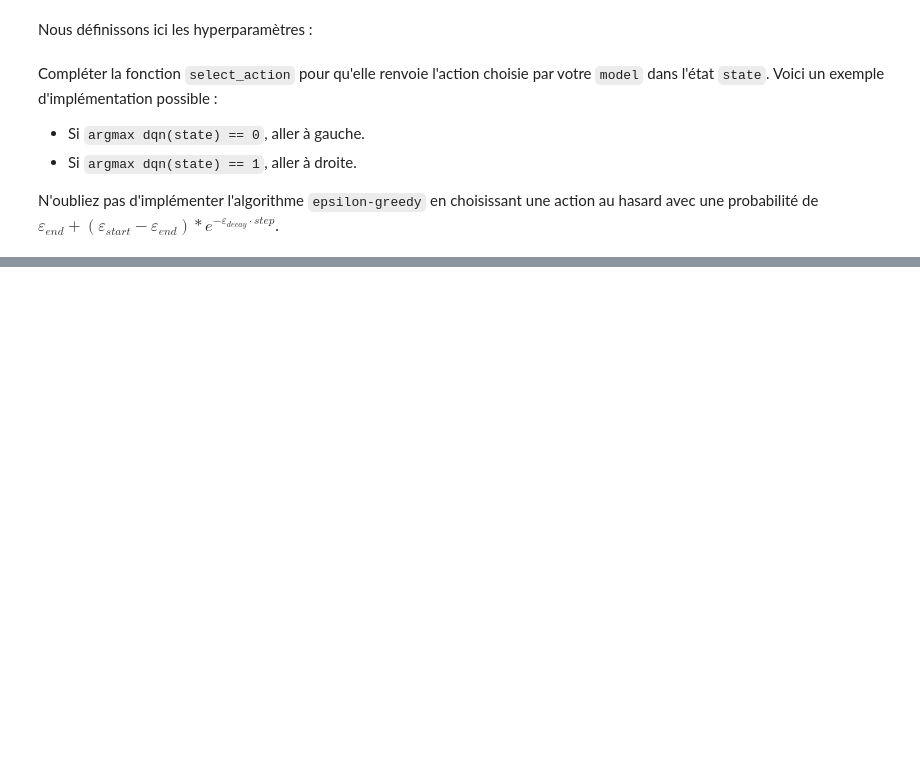
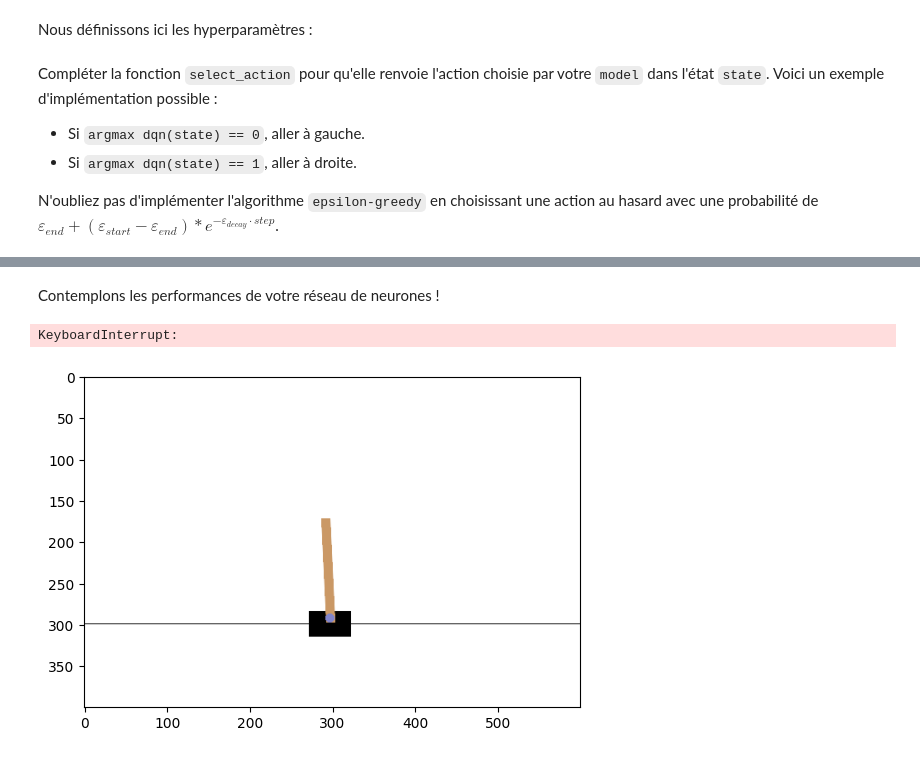
Before and after one commit to Automatants/travaux-pratiques, a Jupyter notebook: TP8_Intro_RL/rl.ipynb, the cells around one changed output, grey strips where cells are left out. Saved outputs shown, nothing was run; the diff lists cells and outputs as text; code cells hidden in the pictures; blank space fills up the shorter version.

```diff
--- a/TP8_Intro_RL/rl.ipynb
+++ b/TP8_Intro_RL/rl.ipynb
@@ -215,0 +309,26 @@ def optimize_model():
+# %% [markdown]
+Contemplons les performances de votre réseau de neurones !
+# %%
+games = 5 # nombre de parties à jouer
+
+observation = env.reset()[0]
+n = 0
+
+img = plt.imshow(env.render())
+while n < games:
+   img.set_data(env.render()) # just update the data
+   display.display(plt.gcf())
+   display.clear_output(wait=True)
+   tensor_observation = torch.tensor(observation, dtype=torch.float32, device=device)
+   action = select_action(tensor_observation)
+   observation, reward, terminated, truncated, info = env.step(action)
+   if terminated or truncated:
+      observation = env.reset()[0]
+      action = 0
+      n += 1
+
+
+env.close()
+# %% [output]
+KeyboardInterrupt:
+[figure, added]
```
Also changed, not shown: parts of 21 cells of this notebook.
